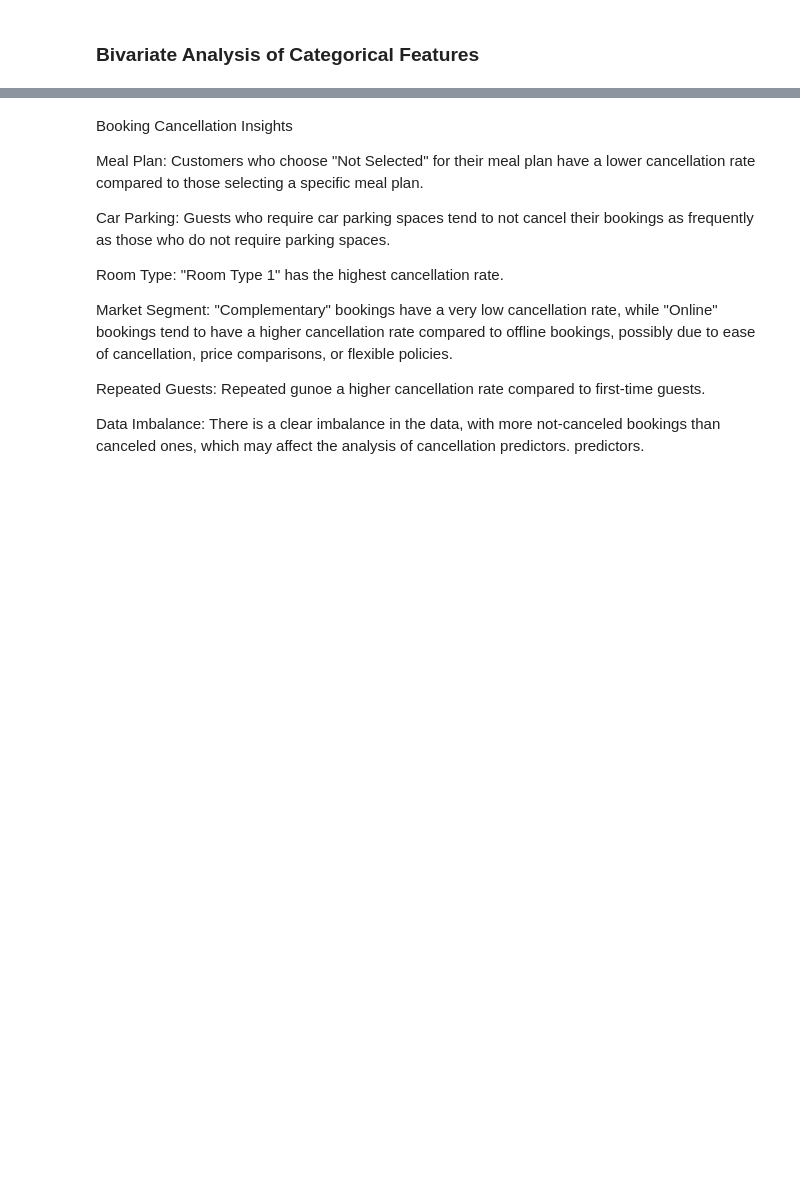
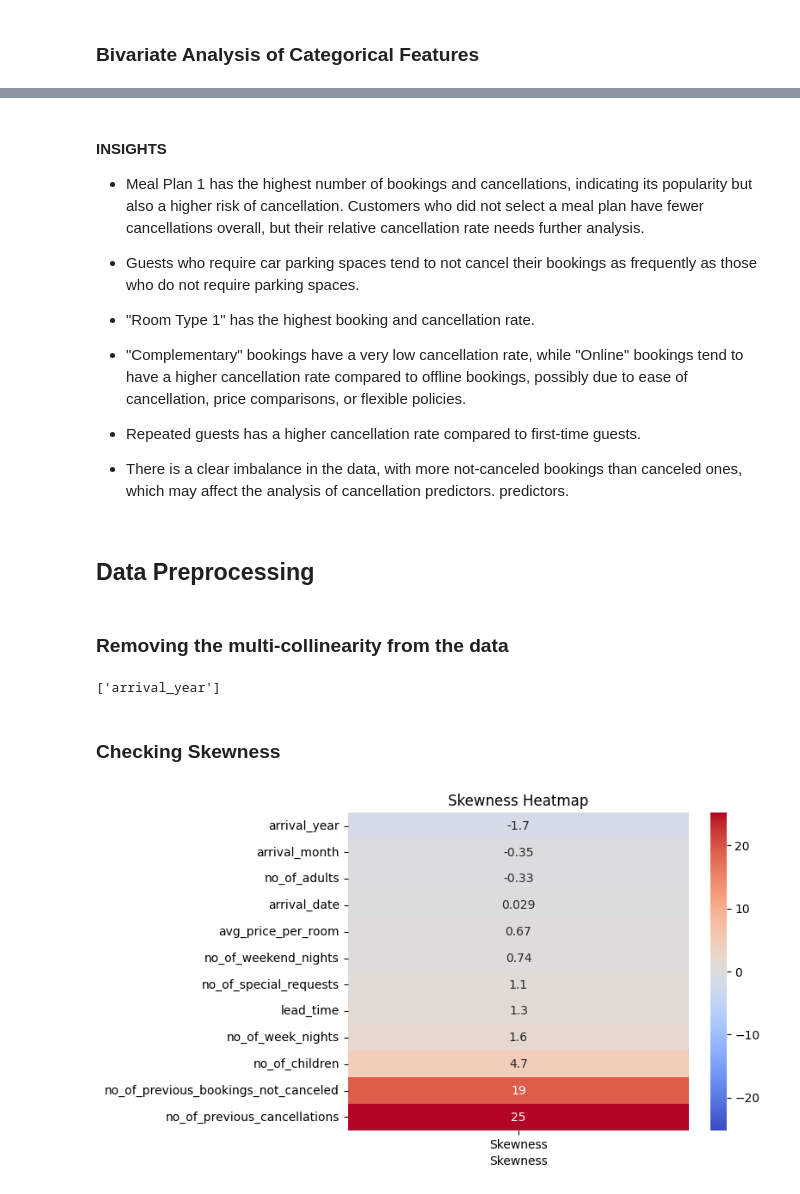
Before and after one commit to abhisheku-official/hotel-reservation-cancellations, a Jupyter notebook: hotel_booking_cancelation_prediction.ipynb, the cells around one changed output, grey strips where cells are left out. Saved outputs shown, nothing was run; the diff lists cells and outputs as text; code cells hidden in the pictures; blank space fills up the shorter version.

```diff
--- a/hotel_booking_cancelation_prediction.ipynb
+++ b/hotel_booking_cancelation_prediction.ipynb
@@ -359,15 +362,18 @@ plot_cat_features_with_target(df, 'booking_status', cat_cols)
 # %% [markdown]
-Booking Cancellation Insights
+#### INSIGHTS
 
+* Meal Plan 1 has the highest number of bookings and cancellations, indicating its popularity but also a higher risk of cancellation. Customers who did not select a meal plan have fewer cancellations overall, but their relative cancellation rate needs further analysis.
 
-Meal Plan: Customers who choose "Not Selected" for their meal plan have a lower cancellation rate compared to those selecting a specific meal plan.
+* Guests who require car parking spaces tend to not cancel their bookings as frequently as those who do not require parking spaces.
 
-Car Parking: Guests who require car parking spaces tend to not cancel their bookings as frequently as those who do not require parking spaces.
+* "Room Type 1" has the highest booking and cancellation rate.
 
-Room Type: "Room Type 1" has the highest cancellation rate.
+* "Complementary" bookings have a very low cancellation rate, while "Online" bookings tend to have a higher cancellation rate compared to offline bookings, possibly due to ease of cancellation, price comparisons, or flexible policies.
 
-Market Segment: "Complementary" bookings have a very low cancellation rate, while "Online" bookings tend to have a higher cancellation rate compared to offline bookings, possibly due to ease of cancellation, price comparisons, or flexible policies.
+* Repeated guests has a higher cancellation rate compared to first-time guests.
 
-Repeated Guests: Repeated gunoe a higher cancellation rate compared to first-time guests.
-
-Data Imbalance: There is a clear imbalance in the data, with more not-canceled bookings than canceled ones, which may affect the analysis of cancellation predictors. predictors.
+* There is a clear imbalance in the data, with more not-canceled bookings than canceled ones, which may affect the analysis of cancellation predictors. predictors.
+# %% [markdown]
+## Data Preprocessing
+# %% [markdown]
+### Removing the multi-collinearity from the data
@@ -373,0 +404,22 @@ Data Imbalance: There is a clear imbalance in the data, with more not-canceled b
+# %%
+feats_high_vif_to_be_dropped
+# %% [output]
+['arrival_year']
+# %% [markdown]
+### Checking Skewness
+# %%
+def skewness_heatmap(df, num_features, center_value=0):
+    # Calculate skewness and prepare DataFrame
+    skewness_df = pd.DataFrame(df[num_features].skew().sort_values(), columns=["Skewness"])
+
+    # Create the heatmap
+    sns.heatmap(skewness_df, cmap='coolwarm', annot=True, cbar=True,
+                center=center_value, vmin=-abs(skewness_df).max().max(), vmax=abs(skewness_df).max().max())
+
+    plt.title("Skewness Heatmap")
+    plt.xlabel("Skewness")
+    plt.show()
+# %%
+skewness_heatmap(df, num_cols)
+# %% [output]
+[figure, added]
```
Also changed, not shown: parts of 78 cells of this notebook, 5 other files.
